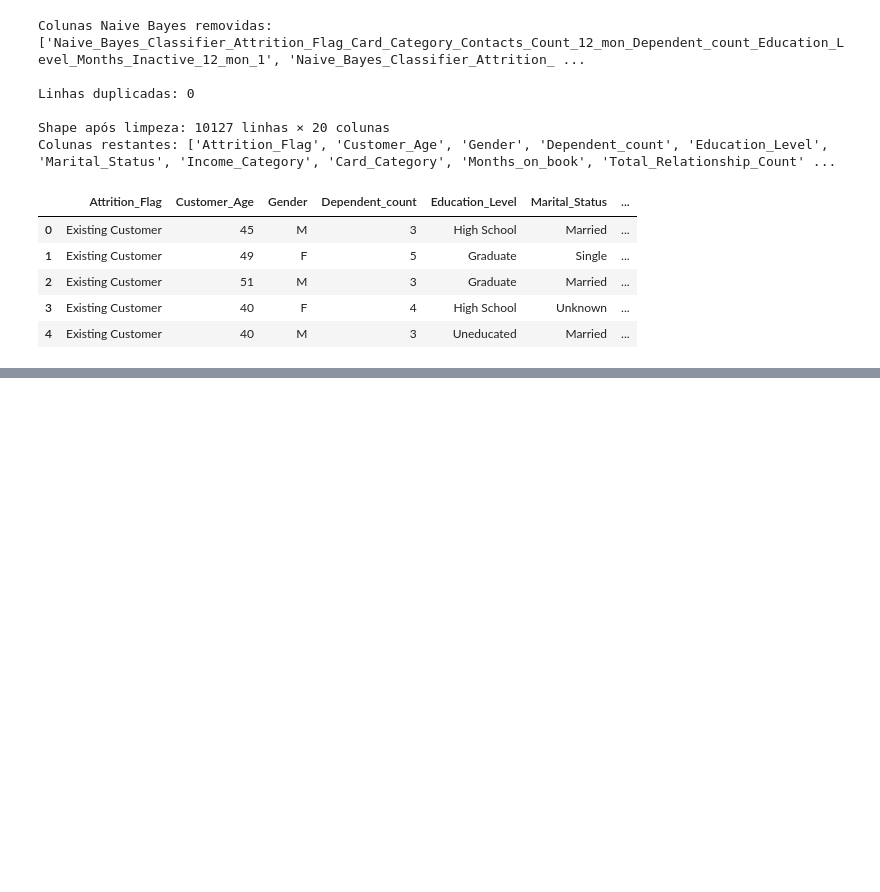
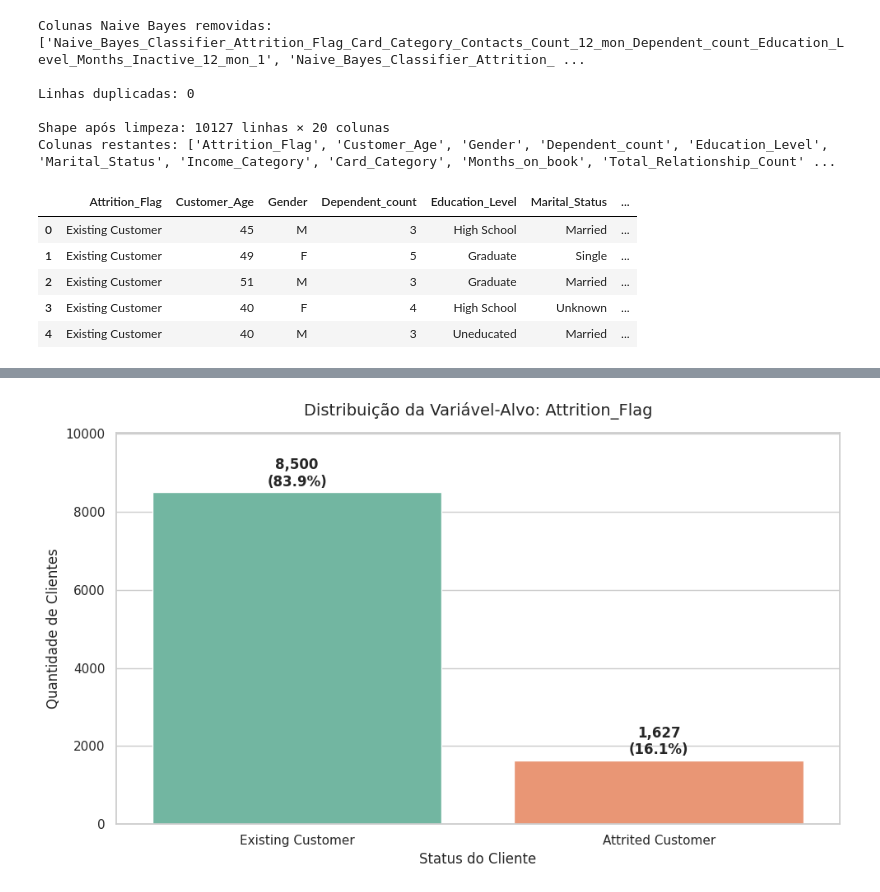
Before and after one commit to diogorblessa/mvp-credit-card-churn, a Jupyter notebook: notebooks/mvp_eda_preprocessing.ipynb, the cells around one changed output, grey strips where cells are left out. Cells and saved outputs as stored; diff of their text form; code cells hidden in the pictures; blank space fills up the shorter version.

Commit message:
Bloco 4a: instâncias, distribuição do target e estatísticas descritivas

```diff
--- a/notebooks/mvp_eda_preprocessing.ipynb
+++ b/notebooks/mvp_eda_preprocessing.ipynb
@@ -194,0 +255,26 @@ Colunas restantes: ['Attrition_Flag', 'Customer_Age', 'Gender', 'Dependent_count
+# %%
+# Distribuição da variável-alvo (Attrition_Flag)
+fig, ax = plt.subplots(figsize=(10, 6))
+
+sns.countplot(x='Attrition_Flag', data=df, palette='Set2', ax=ax)
+
+# Anotar percentuais e contagens sobre cada barra
+total = len(df)
+for p in ax.patches:
+    valor = int(p.get_height())
+    pct = valor / total * 100
+    ax.text(
+        p.get_x() + p.get_width() / 2,
+        p.get_height() + 80,
+        f'{valor:,}\n({pct:.1f}%)',
+        ha='center', va='bottom', fontsize=12, fontweight='bold'
+    )
+
+ax.set_title('Distribuição da Variável-Alvo: Attrition_Flag', fontsize=14, pad=15)
+ax.set_xlabel('Status do Cliente', fontsize=12)
+ax.set_ylabel('Quantidade de Clientes', fontsize=12)
+ax.set_ylim(0, df['Attrition_Flag'].value_counts().max() * 1.18)
+plt.tight_layout()
+plt.show()
+# %% [output]
+[figure, added]
```
Also changed, not shown: parts of 14 cells of this notebook.
